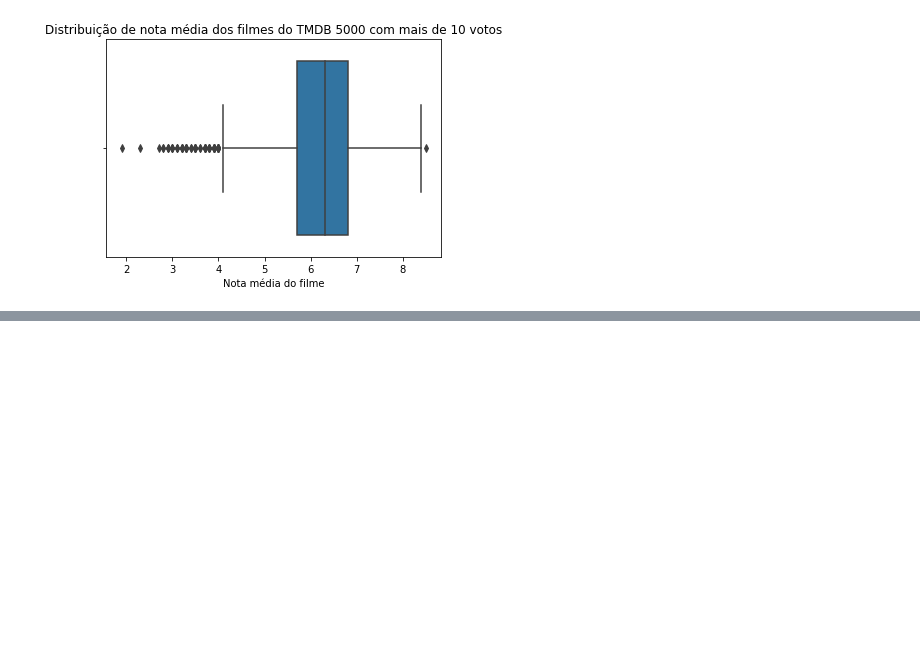
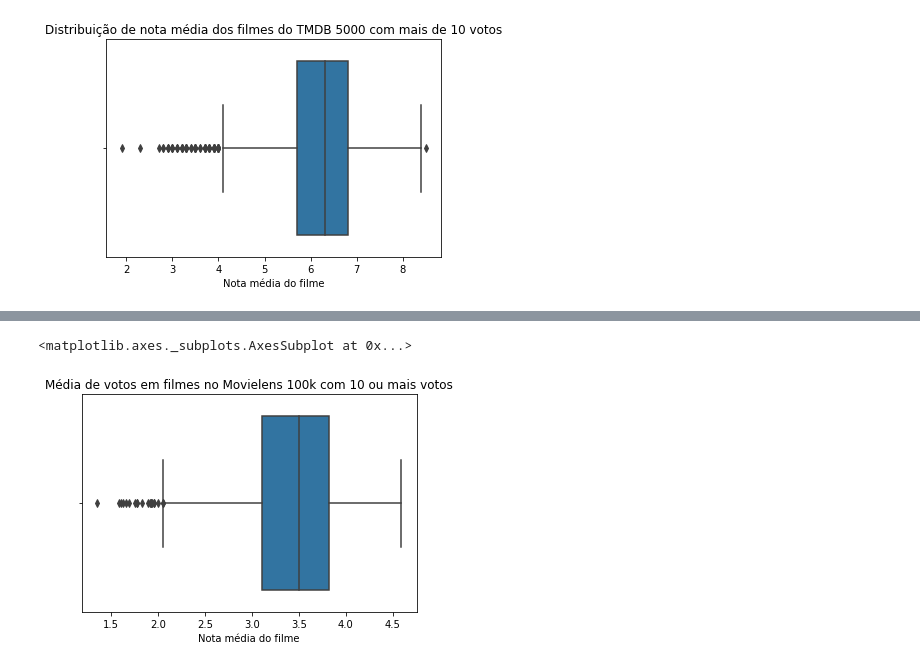
Before and after one commit to muriloWeber/dataScienceAlura, a Jupyter notebook: dataScienceTestesEstatisticosPython/Data_Science_Introdução_a_Testes.ipynb, the cells around one changed output, grey strips where cells are left out. Cells and saved outputs as stored; diff of their text form; code cells hidden in the pictures; blank space fills up the shorter version.

```diff
--- a/dataScienceTestesEstatisticosPython/Data_Science_Introdução_a_Testes.ipynb
+++ b/dataScienceTestesEstatisticosPython/Data_Science_Introdução_a_Testes.ipynb
@@ -106,0 +178,8 @@ ax
+# %%
+ax = sns.boxplot(x=nota_media_dos_filmes_com_pelo_menos_10_votos.values)
+ax.set(xlabel='Nota média do filme')
+ax.set_title('Média de votos em filmes no Movielens 100k com 10 ou mais votos')
+ax
+# %% [output]
+<matplotlib.axes._subplots.AxesSubplot at 0x...>
+[figure, added]
```
Also changed, not shown: parts of 21 cells of this notebook.
